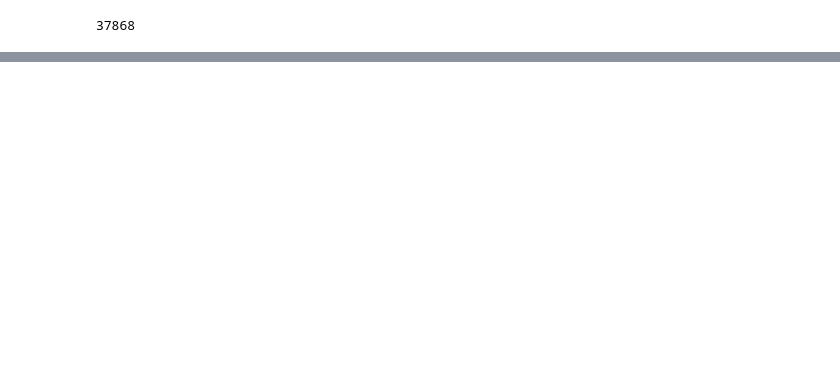
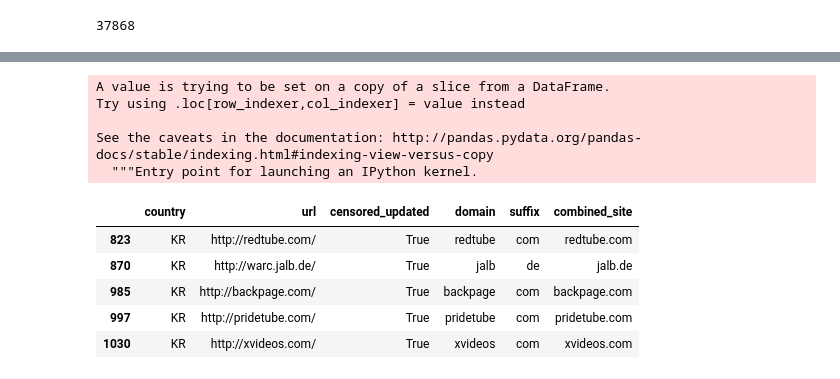
Before and after one commit to lilybhattacharjee5/polisci-vis, a Jupyter notebook: notebooks/iclab-data-files.ipynb, the cells around one changed output, grey strips where cells are left out. Cells and saved outputs as stored; diff of their text form; code cells hidden in the pictures; blank space fills up the shorter version.

Commit message:
examined (1) websites blocked by all countries in iclab dataset, (2) filtered US-blocked sites out of dataset, setting up modular frontend

```diff
--- a/notebooks/iclab-data-files.ipynb
+++ b/notebooks/iclab-data-files.ipynb
@@ -340,3 +341,8 @@ anomaly_status_codes_us.head()
 len(anomaly_status_codes_us)
 # %% [output]
 37868
+# %%
+# check on websites blocked in every country
+# use country, url, censored_updated columns
+filtered_iclab = iclab[['country', 'url', 'censored_updated']]
+filtered_iclab.head()
@@ -342,0 +356,5 @@ len(anomaly_status_codes_us)
+# %%
+filtered_iclab['domain'] = [tldextract.extract(x).domain for x in filtered_iclab['url']]
+filtered_iclab['suffix'] = [tldextract.extract(x).suffix for x in filtered_iclab['url']]
+
+filtered_iclab.head()
@@ -342,0 +377,4 @@ len(anomaly_status_codes_us)
+# %%
+filtered_iclab_censored = filtered_iclab.loc[filtered_iclab['censored_updated'] == True]
+
+filtered_iclab_censored.head()
@@ -342,0 +388,15 @@ len(anomaly_status_codes_us)
+# %%
+filtered_iclab_censored['combined_site'] = filtered_iclab_censored['domain'] + '.' + filtered_iclab_censored['suffix']
+filtered_iclab_censored.head()
+# %% [output]
+A value is trying to be set on a copy of a slice from a DataFrame.
+Try using .loc[row_indexer,col_indexer] = value instead
+
+See the caveats in the documentation: http://pandas.pydata.org/pandas-docs/stable/indexing.html#indexing-view-versus-copy
+  """Entry point for launching an IPython kernel.
+|  | country | url | censored_updated | domain | suffix | combined_site |
+| 823 | KR | http://redtube.com/ | True | redtube | com | redtube.com |
+| 870 | KR | http://warc.jalb.de/ | True | jalb | de | jalb.de |
+| 985 | KR | http://backpage.com/ | True | backpage | com | backpage.com |
+| 997 | KR | http://pridetube.com/ | True | pridetube | com | pridetube.com |
+| 1030 | KR | http://xvideos.com/ | True | xvideos | com | xvideos.com |
```
Also changed, not shown: parts of 22 cells of this notebook, 10 other files.
